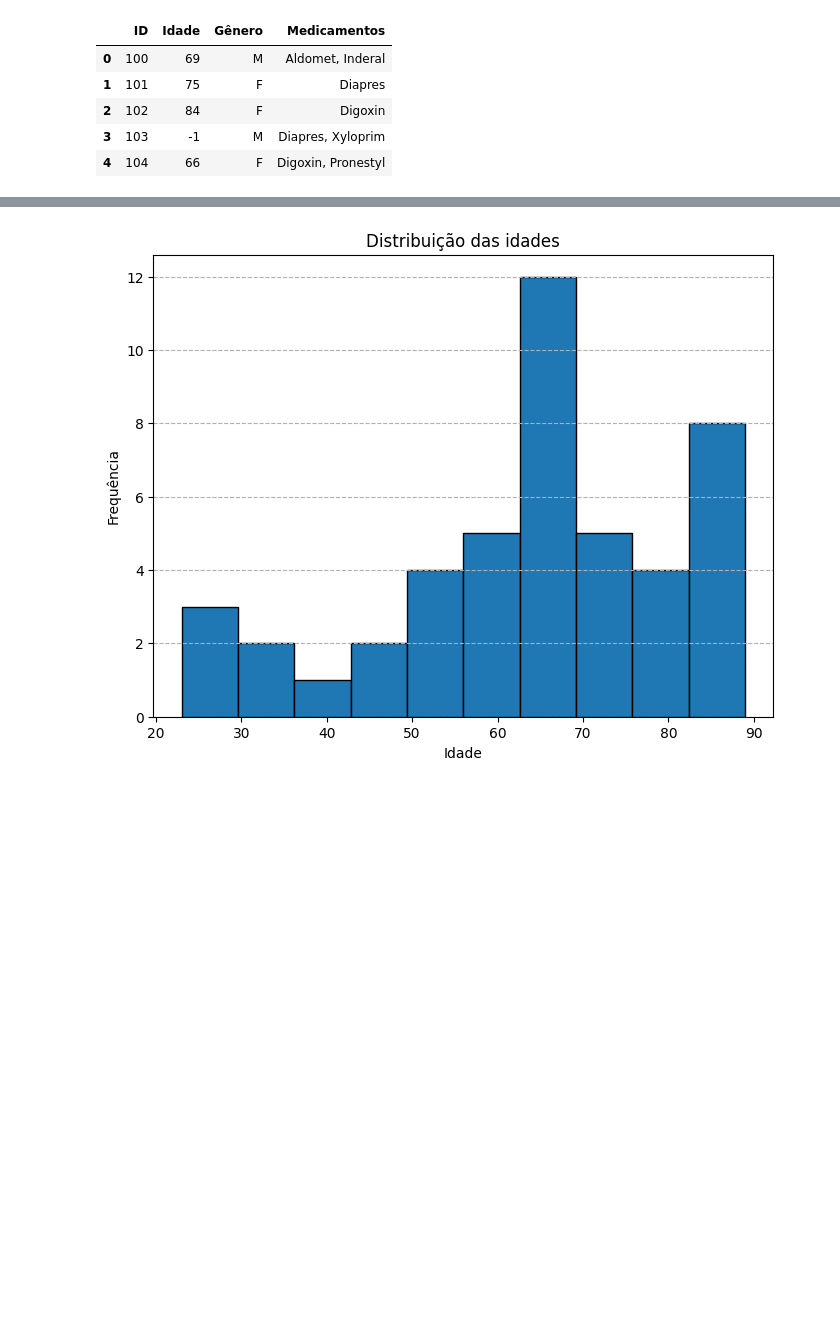
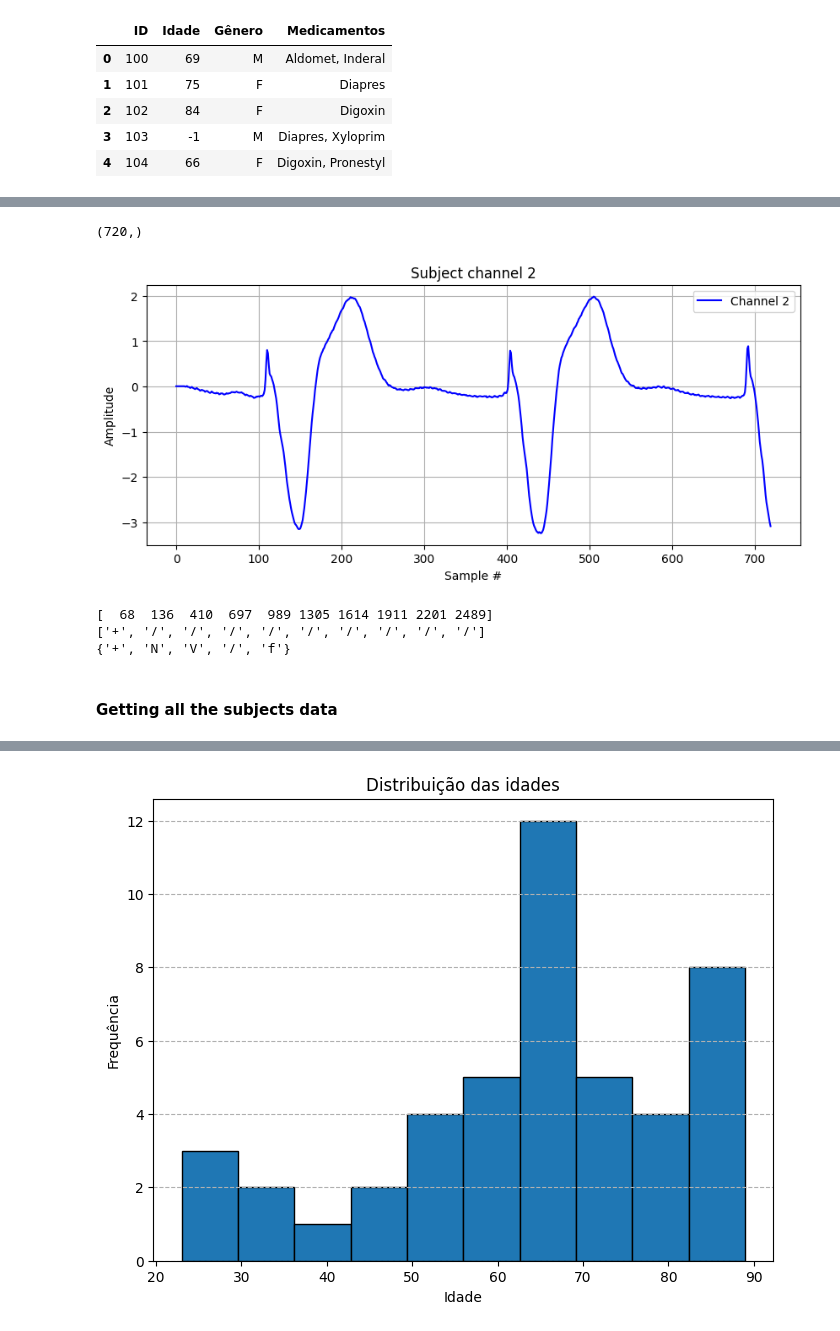
Before and after one commit to IgorVasconcelos1711/tcc-ecg-proccessing, a Jupyter notebook: code/israeli_data.ipynb, the cells around one changed output, grey strips where cells are left out. Saved outputs shown, nothing was run; the diff lists cells and outputs as text; code cells hidden in the pictures; blank space fills up the shorter version.

```diff
--- a/code/israeli_data.ipynb
+++ b/code/israeli_data.ipynb
@@ -50,0 +394,27 @@ df.head()
+# %%
+print(signal_channel_2[:720].shape)
+
+plt.figure(figsize=(10, 4))
+plt.plot(signal_channel_2[:720], label='Channel 2', color='blue')
+
+plt.title("Subject channel 2")
+plt.xlabel("Sample #")
+plt.ylabel("Amplitude")
+plt.grid(True)
+plt.legend()
+
+plt.show()
+# %% [output]
+(720,)
+[figure, added]
+# %%
+print(annotation.sample[:10])
+print(annotation.symbol[:10])
+
+print(set(annotation.symbol))
+# %% [output]
+[  68  136  410  697  989 1305 1614 1911 2201 2489]
+['+', '/', '/', '/', '/', '/', '/', '/', '/', '/']
+{'+', 'N', 'V', '/', 'f'}
+# %% [markdown]
+#### Getting all the subjects data
```
Also changed, not shown: parts of 27 cells of this notebook, 1 other file.
